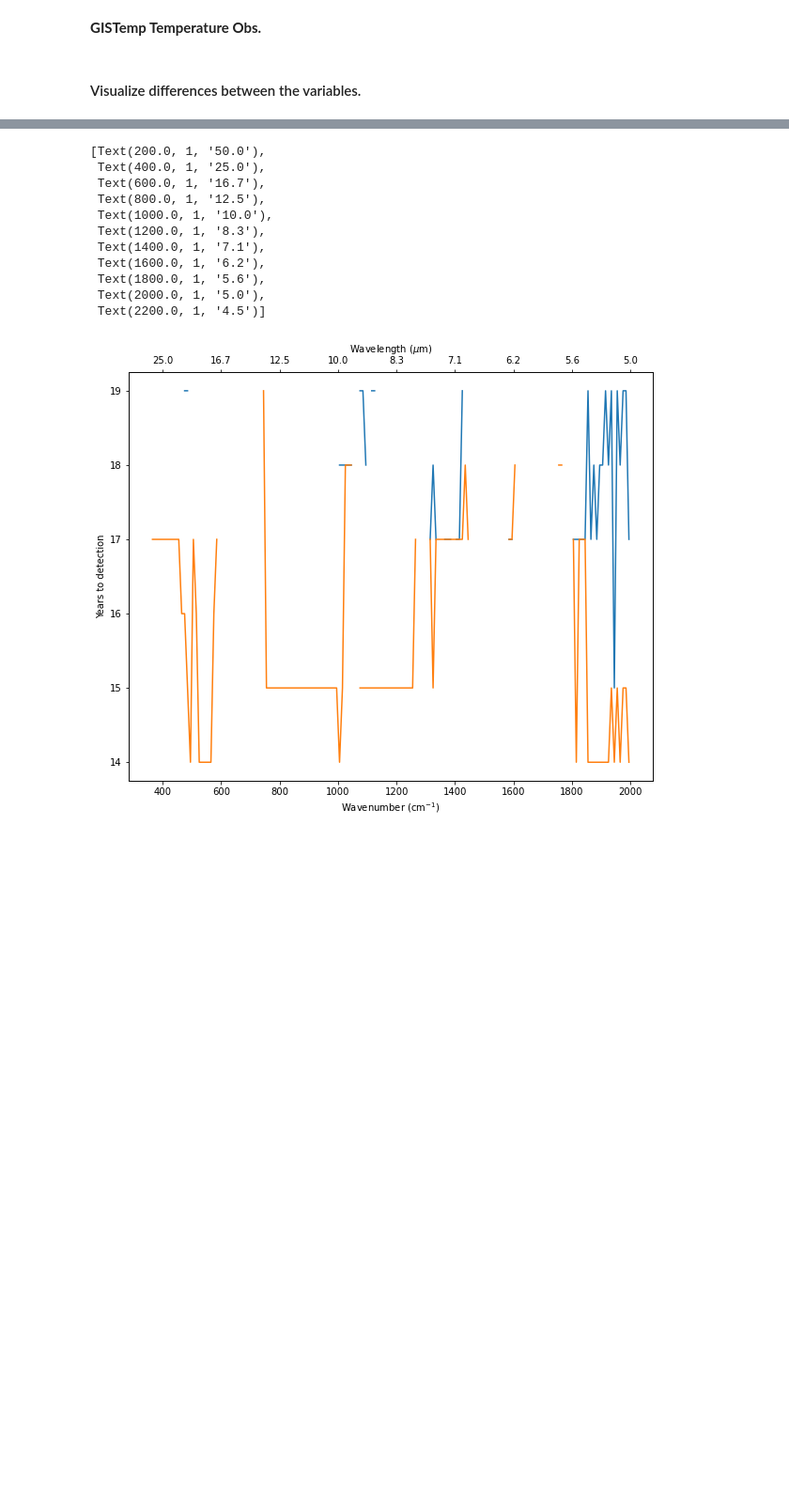
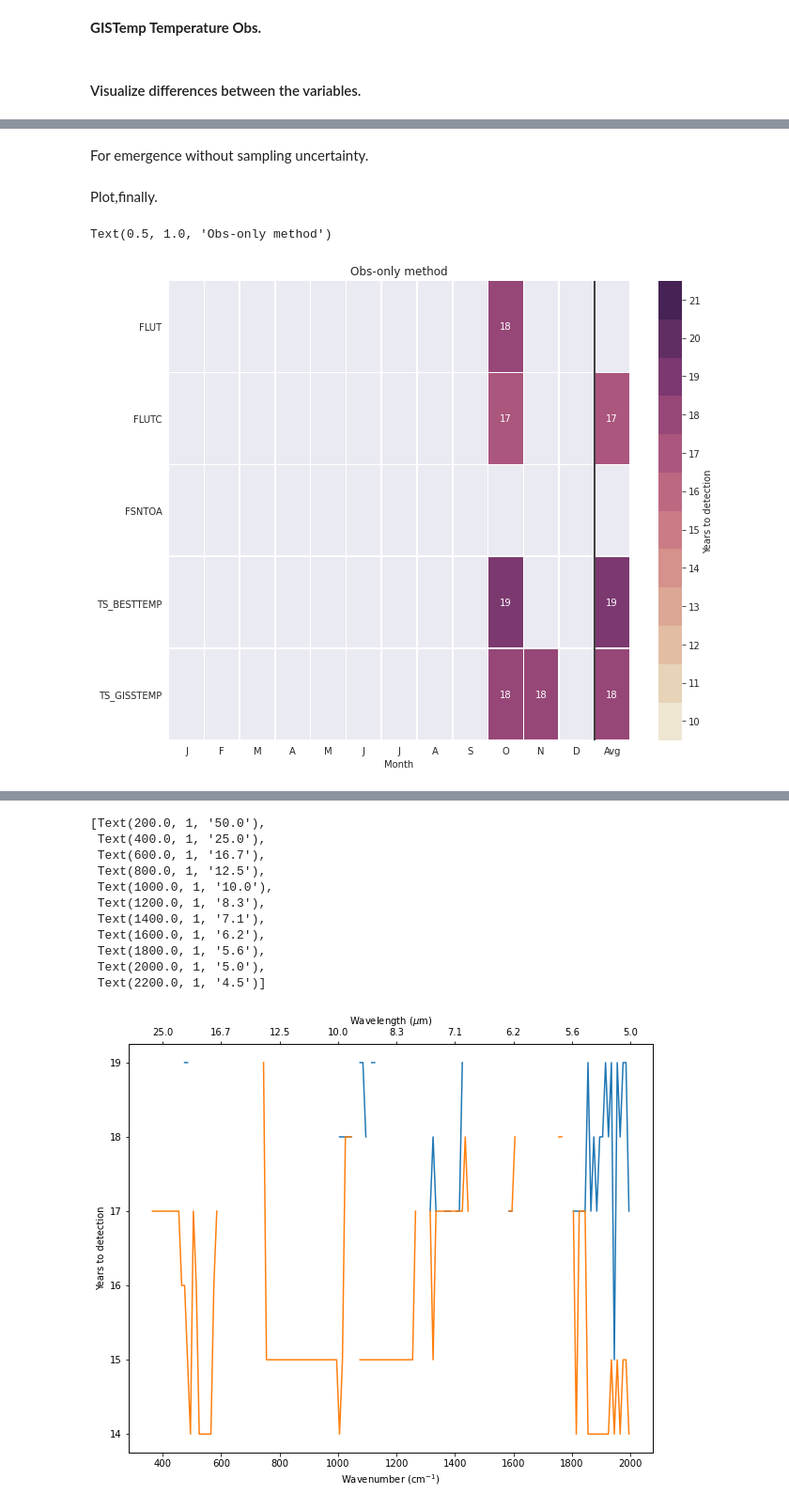
Before and after one commit to jshaw35/spectral_ice, a Jupyter notebook: trend_uncertainty/detectiontime_obsonly.ipynb, the cells around one changed output, grey strips where cells are left out. Shown at 94% size. Cells and saved outputs as stored; diff of their text form; code cells hidden in the pictures; blank space fills up the shorter version.

```diff
--- a/trend_uncertainty/detectiontime_obsonly.ipynb
+++ b/trend_uncertainty/detectiontime_obsonly.ipynb
@@ -943,14 +1043,14 @@ tauvar_ds    = gisstemp_ts_tauvar_ann
 stddev_ds    = gisstemp_ts_stddev_ann
 vartauvar_ds = gisstemp_ts_vartauvar_ann
 
-gisstemp_emerge_ann,gisstemp_detectbool_ann,gisstemp_DeltaT_ann,gisstemp_detect_ann,gisstemp_unc_ann = detect_signal(slopes_ds,tauvar_ds,stddev_ds,vartauvar_ds)
+gisstemp_emerge_ann,gisstemp_emerge_nounc_ann,gisstemp_DeltaT_ann,gisstemp_detect_ann,gisstemp_unc_ann = detect_signal(slopes_ds,tauvar_ds,stddev_ds,vartauvar_ds)
 # %%
 slopes_ds    = gisstemp_ts_slopes_monthly_dur_ds
 tauvar_ds    = gisstemp_ts_tauvar_monthly
 stddev_ds    = gisstemp_ts_stddev_monthly
 vartauvar_ds = gisstemp_ts_vartauvar_monthly
 
-gisstemp_emerge_monthly,gisstemp_detectbool_monthly,gisstemp_DeltaT_monthly,gisstemp_detect_monthly,gisstemp_unc_monthly = detect_signal(slopes_ds,tauvar_ds,stddev_ds,vartauvar_ds)
+gisstemp_emerge_monthly,gisstemp_emerge_nounc_monthly,gisstemp_DeltaT_monthly,gisstemp_detect_monthly,gisstemp_unc_monthly = detect_signal(slopes_ds,tauvar_ds,stddev_ds,vartauvar_ds)
 # %% [markdown]
 #### Visualize differences between the variables.
 # %%
@@ -1033,0 +1222,19 @@ solr_emerge_monthly['clrsky_spectral_OLR'].plot()
+# %%
+detect_test_all = xr.merge([detect_test_monthly,detect_test_ann.assign_coords({'month':13}).expand_dims('month',axis=-1)])
+
+var_order_list = ['toa_lw_all_mon','toa_lw_clr_c_mon','toa_sw_all_mon','TS_BESTTEMP','TS_GISSTEMP']
+
+# select variables with a model analog and rename them for model consistency
+detect_test_obs = detect_test_all[var_order_list].rename({'toa_lw_all_mon':'FLUT','toa_lw_clr_c_mon':'FLUTC','toa_sw_all_mon':'FSNTOA'})
+# %%
+detect_test_monthly_obs = xr.merge([detect_test_obs[var].expand_dims('variable', axis=0).
+                                   assign_coords(variable=[var]).
+                                   rename('detection') for var in list(detect_test_obs)]) # list(detection_monthly_unc), var_order_list
+
+detect_test_monthly_all = xr.merge([detect_test_all[var].expand_dims('variable', axis=0).
+                                   assign_coords(variable=[var]).
+                                   rename('detection') for var in list(detect_test_all)]) # list(detection_monthly_unc), var_order_list
+
+# detect_test_monthly_obs = detect_test_monthly_obs.roll(variable=3) #(shifts=2,rool_coords='variable')
+# %% [markdown]
+For emergence without sampling uncertainty.
@@ -1033,0 +1258,24 @@ solr_emerge_monthly['clrsky_spectral_OLR'].plot()
+# %% [markdown]
+Plot,finally.
+# %%
+emerge_comp_fig,emerge_comp_axs = plt.subplots(1,1,figsize=(11,9))
+
+palette = sns.cubehelix_palette(n_colors=12,start=0,rot=0.5,gamma=1,hue=1,light=0.9,dark=0.2)
+
+sns.set_style('darkgrid') # ,{"grid.color": ".2", "grid.linestyle": ":"}
+
+out = sns.heatmap(detect_test_monthly_obs['detection'],annot=True,vmin=9.5,vmax=21.5,linewidths=.5,
+                  cbar_kws={'label': 'Years to detection','ticks':np.arange(10,22,1),},ax=emerge_comp_axs,cbar=True,cmap=palette) # fmt="s" np.arange(10.5,22,11/12)
+
+# ylabels = ['CERES FLUT','CERES FLUTC','CERES FSNTOA','BESTTEMP','GISSTEMP']
+ylabels = list(detect_test_monthly_obs.variable.values)
+
+out.set_xlabel('Month')
+__ = out.set_xticklabels(['J','F','M','A','M','J','J','A','S','O','N','D','Avg'])
+__ = out.set_yticklabels(ylabels,rotation=0)
+
+emerge_comp_axs.vlines(12,ymin=0,ymax=5,color='black',linestyle='solid')
+emerge_comp_axs.set_title('Obs-only method')
+# %% [output]
+Text(0.5, 1.0, 'Obs-only method')
+[figure, added]
```
Also changed, not shown: parts of 51 cells of this notebook.
